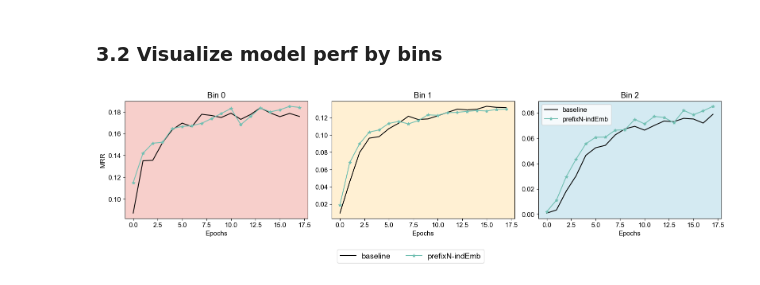
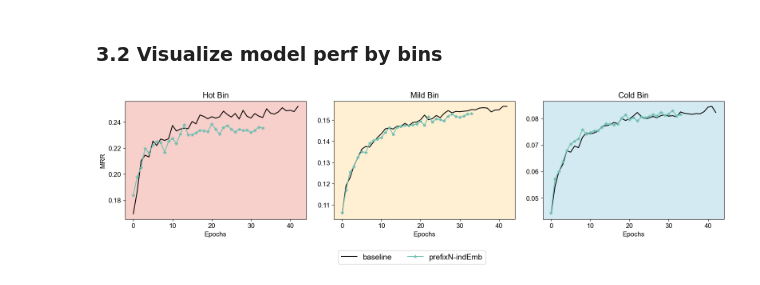
Before and after one commit to shaox192/hstu-semantic-id, a Jupyter notebook: analysis/plot.ipynb, the cells around one changed output. Saved outputs shown, nothing was run; the diff lists cells and outputs as text; code cells hidden in the pictures.

```diff
--- a/analysis/plot.ipynb
+++ b/analysis/plot.ipynb
@@ -242,15 +278,16 @@ Bin 2: from 1554 to 27278
 # %% [markdown]
 ### 3.2 Visualize model perf by bins
 # %%
-DATASET = "ml-1m"
+DATASET = "ml-20m"
 root = "../logs_anal_binnedeval/{}-l200/{}"
 fs = ["hstu-sampled-softmax-n128-final-anal-binnedeval-BL.log",
-      "hstu-sampled-softmax-n128-final-anal-binnedeval-SID.log"
+      "hstu-sampled-softmax-n128-final-anal-binnedeval-SID.log",
       ]
 model_names = ["baseline",
                 "prefixN-indEmb"
             ]
 NUM_BINS = 3
+BIN_NAMES = ["Hot Bin", "Mild Bin", "Cold Bin"]
 eval_metrics = ["NDCG@10", "NDCG@50", "HR@10", "HR@50", "MRR"]
 # train_metrics = ["", "weight alpha"]
 # %%
@@ -288,40 +325,40 @@ for fname in fs:
 PLOT_METRIC = "MRR"
 
 fig, axes = plt.subplots(1, 3, figsize=(16, 4))
 # plot eval metric row first with 3 bins as 3 columns of subplots
 for bin_i in range(NUM_BINS):
     ax = axes[bin_i]
     for i, models in enumerate(eval_met_full):
         met_vals = models[PLOT_METRIC][f"bin{bin_i}"]
         ax.plot(
             met_vals,
             label=model_names[i],
             color=clr_palette[model_names[i]],
             marker=icon_palette[model_names[i]],
             linestyle=line_palette[model_names[i]]
         )
     xmin_data, xmax_data = ax.get_xlim()
     # ax.axvspan(xmin_data, xmax_data, facecolor=clr_palette[f"bin{bin_i}"], alpha=0.3)
-    ax.set_title(f"Bin {bin_i}")
+    ax.set_title(f"{BIN_NAMES[bin_i]}")
     if bin_i == 0:
         ax.set_ylabel(PLOT_METRIC)
     ax.set_xlabel("Epochs")
-    if bin_i == NUM_BINS - 1:
-        ax.legend()
+    # if bin_i == NUM_BINS - 1:
+    #     ax.legend()
     ax.patch.set_facecolor(clr_palette[f"bin{bin_i}"])
     # ax.grid()
     ax.patch.set_alpha(0.3)
 
 handles, labels = ax.get_legend_handles_labels()
 fig.legend(handles, labels, loc='center', bbox_to_anchor=(0.5, -0.08), ncol=2, fontsize=14)
 
-plt.savefig(f"{SAVE_ROOT}/binned_eval_{PLOT_METRIC}_{DATASET}.png",
-            dpi=300,
-            bbox_inches='tight',
-            facecolor=fig.get_facecolor(),
-            # transparent=True
-            )
+# plt.savefig(f"{SAVE_ROOT}/post1_binned_eval_{PLOT_METRIC}_{DATASET}.png",
+#             dpi=300,
+#             bbox_inches='tight',
+#             facecolor=fig.get_facecolor(),
+#             # transparent=True
+#             )
 plt.tight_layout()
 plt.show()
 # %% [output]
-[figure, old version]
+[figure, new version]
```
Also changed, not shown: parts of 6 cells of this notebook.
